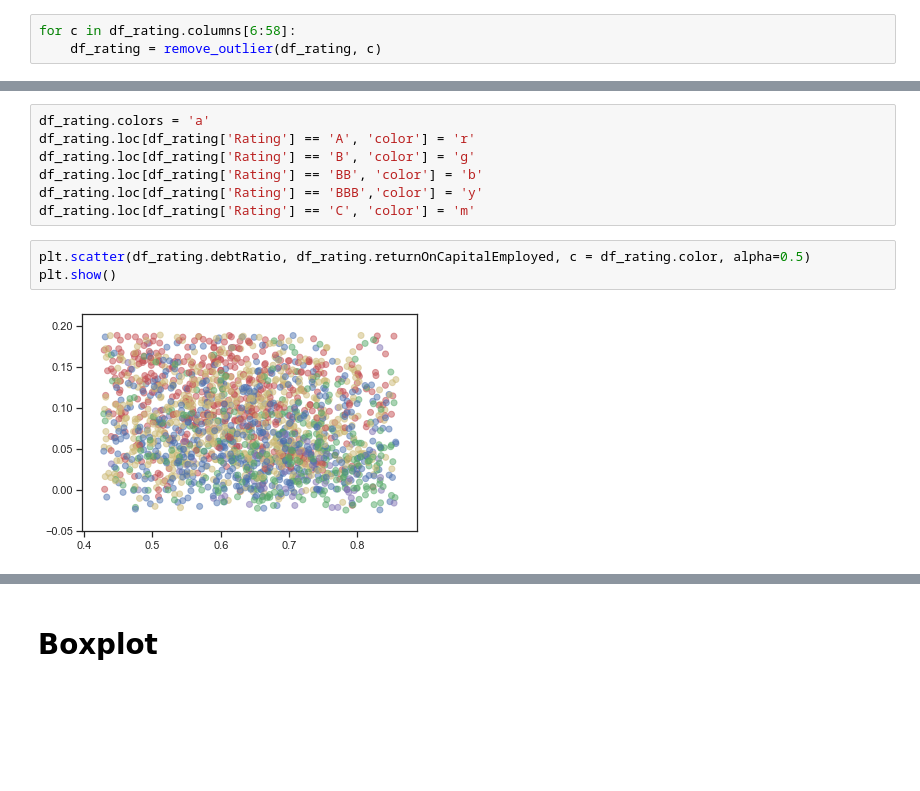
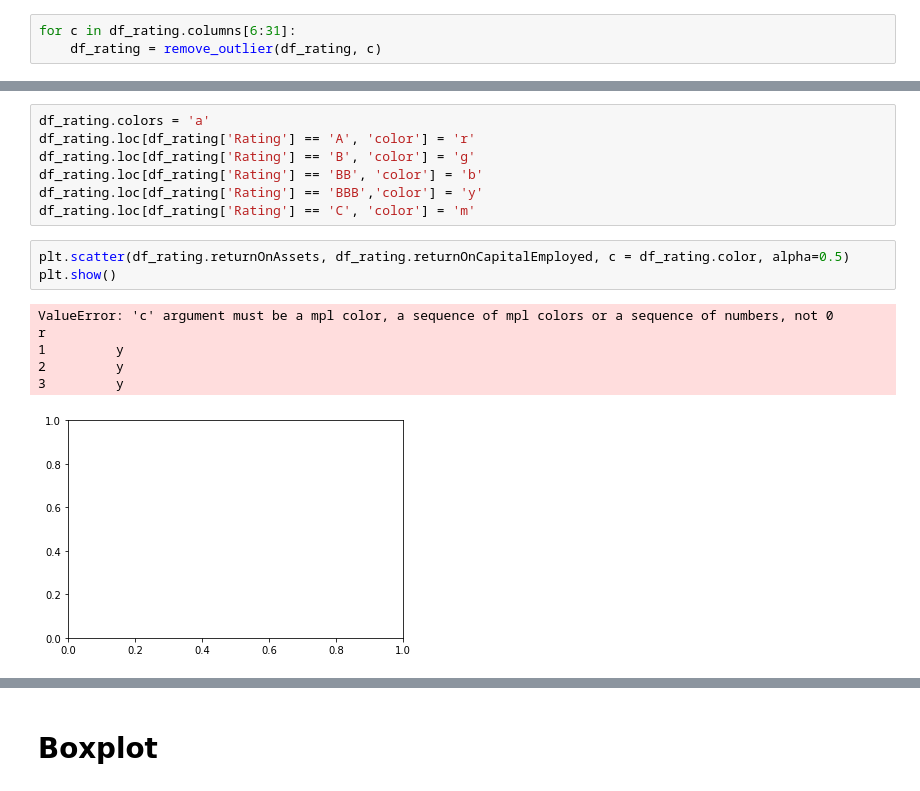
Before and after one commit to Agewerc/ML-Finance, a Jupyter notebook: corporateCreditRatingPrediction.ipynb, the cells around one changed output, grey strips where cells are left out. Drawn from its saved outputs; the diff is of its cells as text; blank space fills up the shorter version.

```diff
--- a/corporateCreditRatingPrediction.ipynb
+++ b/corporateCreditRatingPrediction.ipynb
@@ -155,3 +173,3 @@ def remove_outlier(df_in, col_name):
 # %%
-for c in df_rating.columns[6:58]:
+for c in df_rating.columns[6:31]:
     df_rating = remove_outlier(df_rating, c)
@@ -180,10 +198,14 @@ df_rating.loc[df_rating['Rating'] == 'BB', 'color'] = 'b'
 df_rating.loc[df_rating['Rating'] == 'BBB','color'] = 'y'
 df_rating.loc[df_rating['Rating'] == 'C', 'color'] = 'm'
 # %%
-plt.scatter(df_rating.debtRatio, df_rating.returnOnCapitalEmployed, c = df_rating.color, alpha=0.5)
+plt.scatter(df_rating.returnOnAssets, df_rating.returnOnCapitalEmployed, c = df_rating.color, alpha=0.5)
 plt.show()
 # %% [output]
+ValueError: 'c' argument must be a mpl color, a sequence of mpl colors or a sequence of numbers, not 0         r
+1         y
+2         y
+3         y
-[figure, old version]
+[figure, new version]
 # %%
 df_rating.groupby('Rating').mean()
 # %% [output]
```
Also changed, not shown: parts of 63 cells of this notebook.
